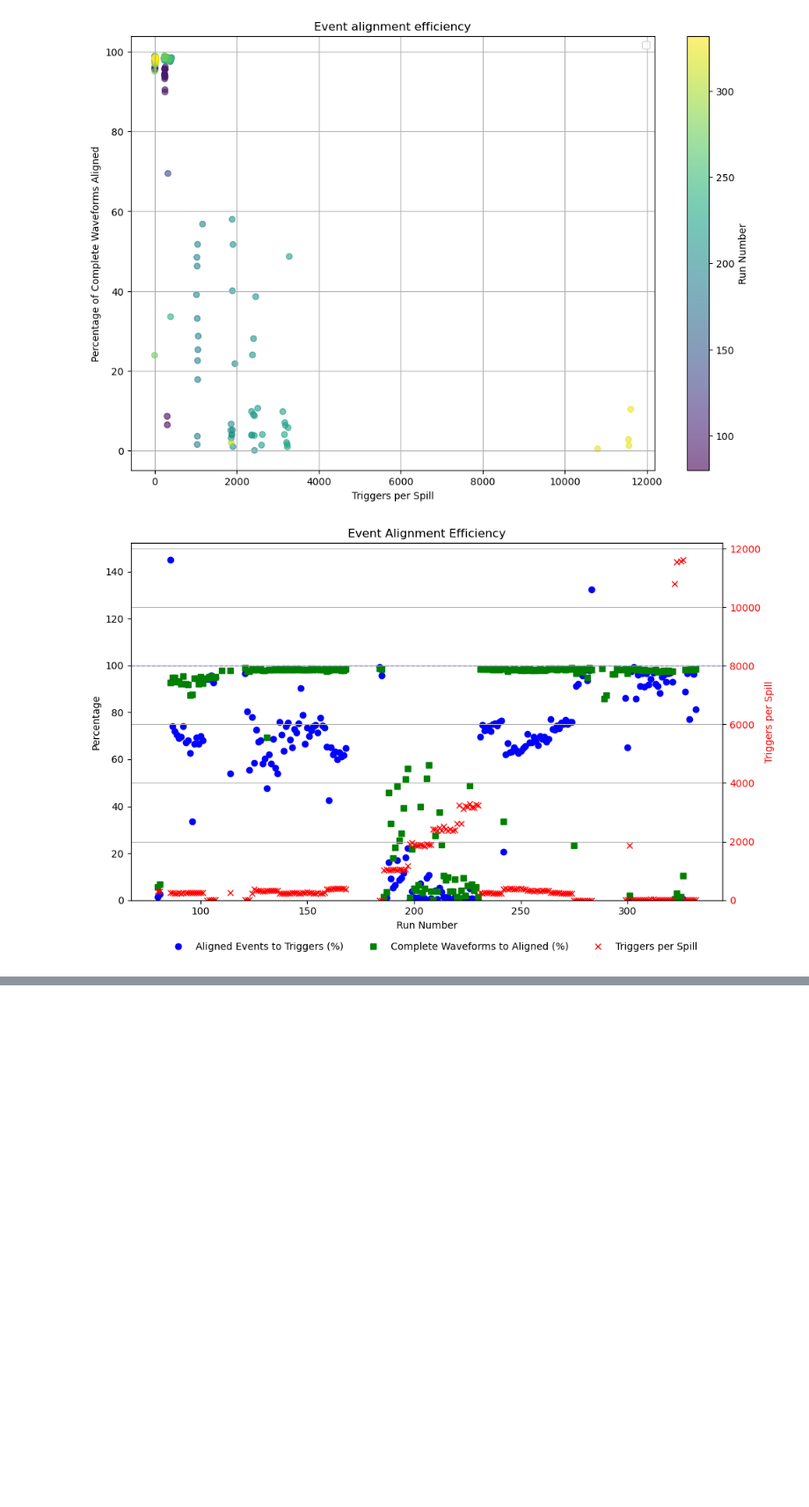
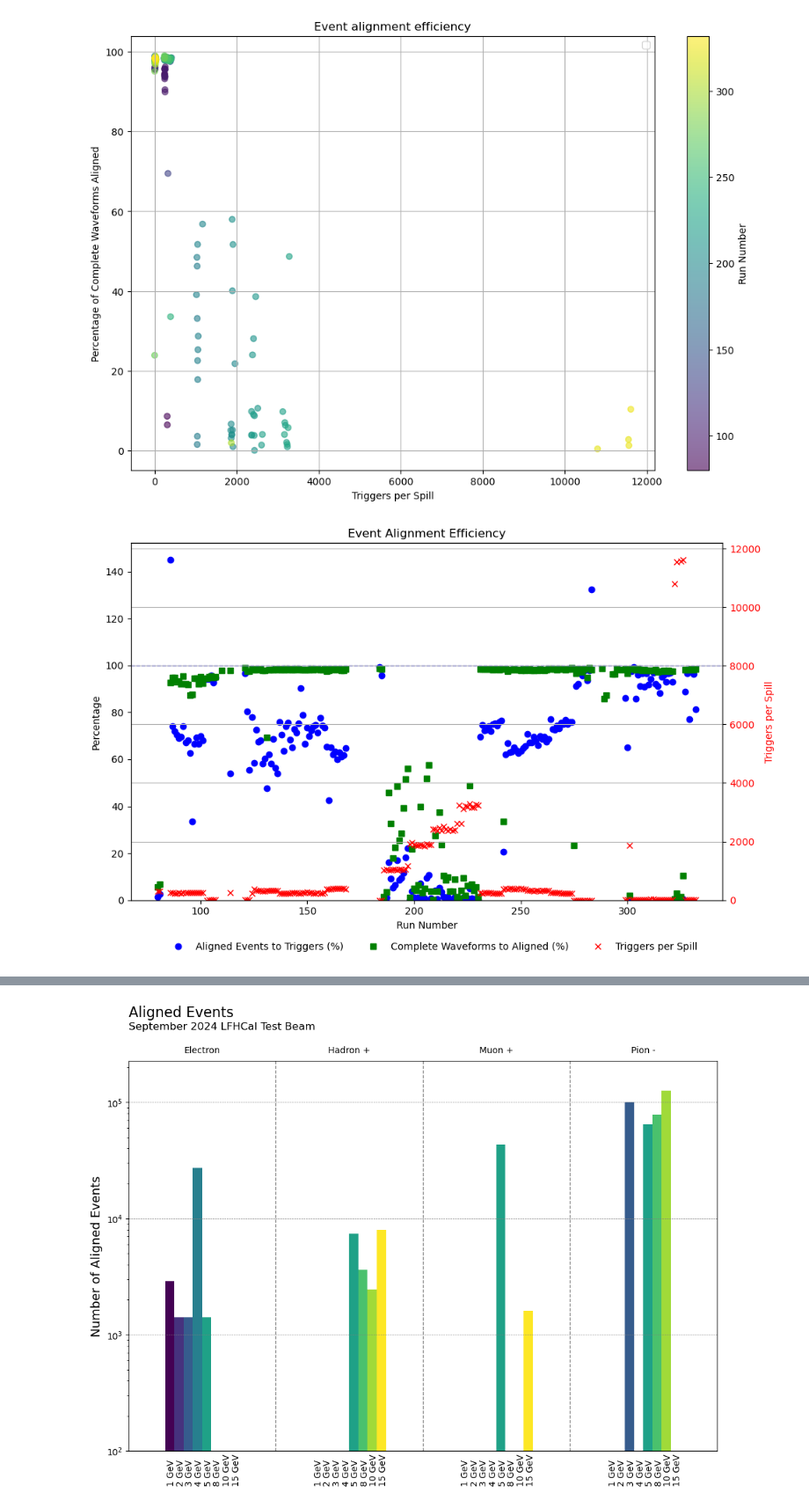
Before and after one commit to tlprotzman/h2g_decode, a Jupyter notebook: decode_performance.ipynb, the cells around one changed output, grey strips where cells are left out. Shown: that part at 88% size. Saved outputs shown, nothing was run; the diff lists cells and outputs as text; code cells hidden in the pictures; blank space fills up the shorter version.

```diff
--- a/decode_performance.ipynb
+++ b/decode_performance.ipynb
@@ -385,0 +432,46 @@ plt.show()
+# %%
+# Group the data by beam species and beam energy, and sum the aligned events
+grouped_data = stats_df.groupby(['beam species', 'beam energy (GeV)'])['Aligned Events'].sum().unstack()
+
+# Replace zero values with a small positive value (e.g., 1) to avoid issues with log scale
+grouped_data = grouped_data.applymap(lambda x: x if x > 0 else 1)
+
+# Filter out energies with 0 events
+grouped_data = grouped_data.loc[:, (grouped_data > 1).any(axis=0)]
+
+# Plot the data
+plt.figure(figsize=(12, 8))
+ax = plt.gca()
+grouped_data.plot(kind='bar', stacked=False, colormap='viridis', ax=ax, legend=False)
+
+# Add vertical lines between each species
+for i in range(len(grouped_data.index) - 1):
+    plt.axvline(x=i + 0.5, color='gray', linestyle='--', linewidth=1)
+
+plt.xticks(rotation=0, ha='center', va='top')
+plt.tick_params(top=False, labeltop=True, bottom=False, labelbottom=False)
+
+for i, species in enumerate(grouped_data.index):
+    for j, energy in enumerate(grouped_data.columns):
+        if not pd.isna(grouped_data.loc[species, energy]):
+            plt.text(i-0.21 + j * 0.063, 50, f'{energy} GeV', ha='center', va='bottom', fontsize=10, rotation=90)
+
+plt.ylabel('Number of Aligned Events', fontsize=14)
+plt.xlabel('', labelpad=20)
+plt.title('Aligned Events', loc='left', pad=50, fontsize=16)
+ax.text(0, 1.08, 'September 2024 LFHCal Test Beam', transform=ax.transAxes, fontsize=12)
+
+
+# Set y-ticks to be every decade
+ax.set_yticks([10**i for i in range(int(np.log10(grouped_data.values.min())), int(np.log10(grouped_data.values.max())) + 1)])
+# Draw horizontal lines for each y-tick
+for y in ax.get_yticks():
+    ax.axhline(y=y, color='gray', linestyle='--', linewidth=0.5)
+
+# Set y-axis to log scale
+ax.set_yscale('log')
+plt.ylim(100, None)
+
+plt.show()
+# %% [output]
+[figure, added]
```
Also changed, not shown: parts of 4 cells of this notebook.
